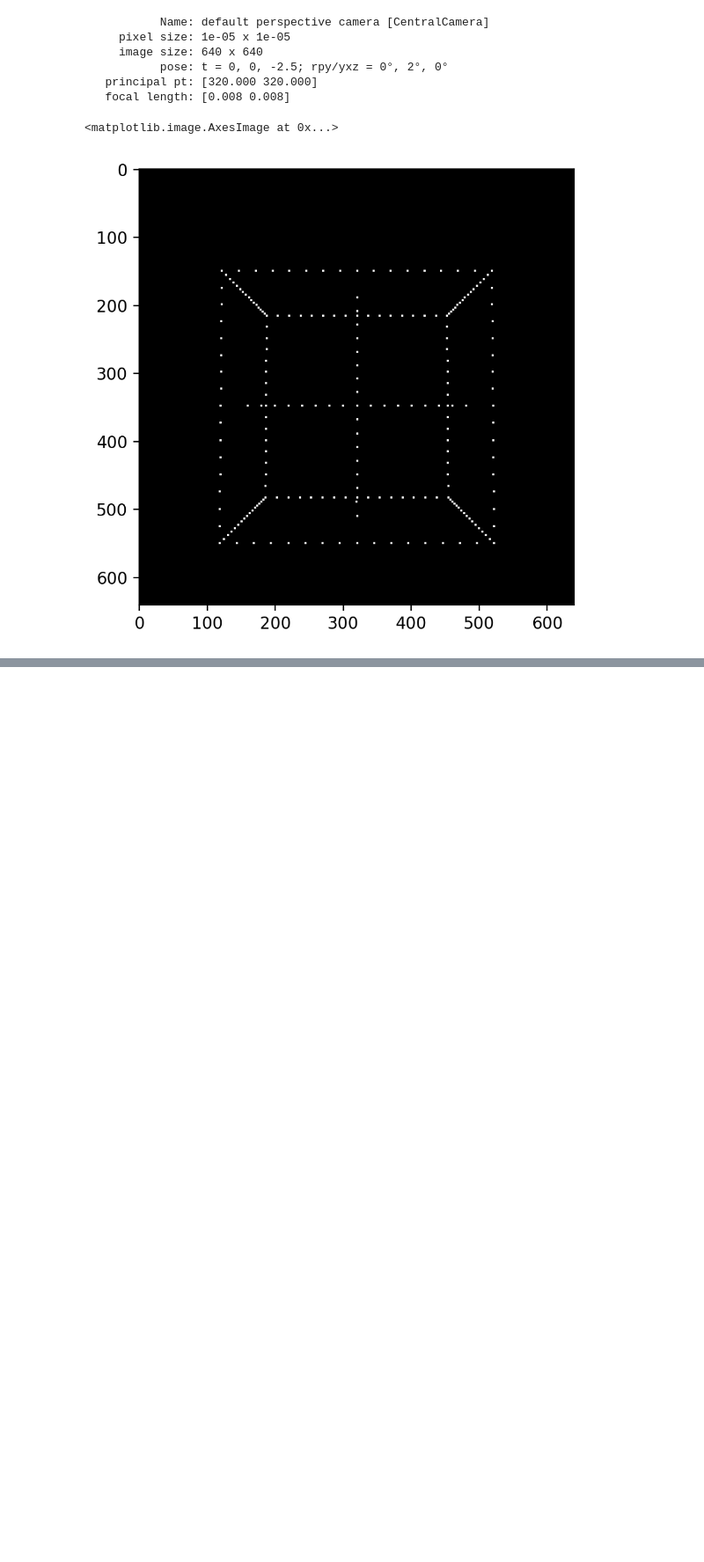
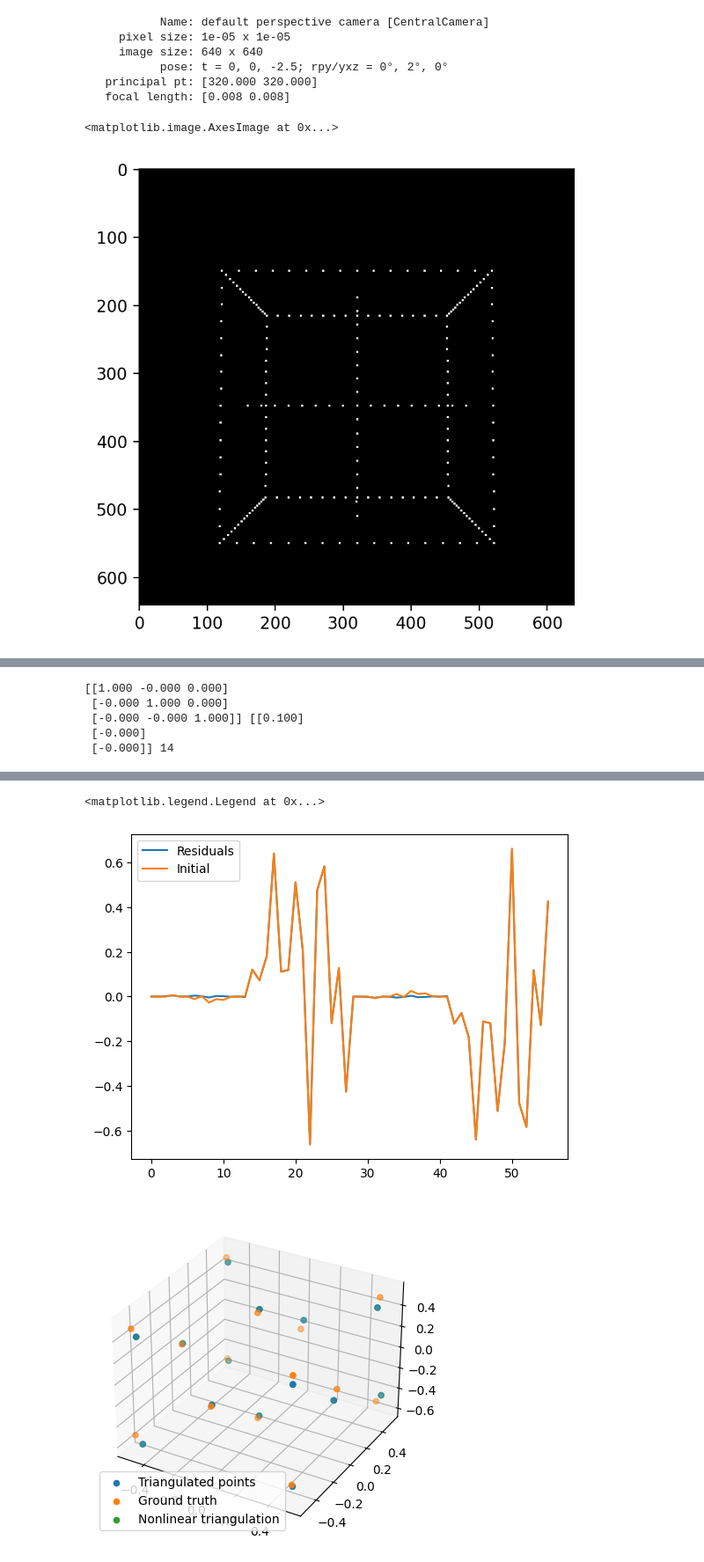
Before and after one commit to simutisernestas/UAVTR, a Jupyter notebook: notebooks/cube_bundle.ipynb, the cells around one changed output, grey strips where cells are left out. Shown at 88% size. Cells and saved outputs as stored; diff of their text form; code cells hidden in the pictures; blank space fills up the shorter version.

```diff
--- a/notebooks/cube_bundle.ipynb
+++ b/notebooks/cube_bundle.ipynb
@@ -141,0 +165,76 @@ cam.pose
+# %%
+points1 = points_2d[:N]
+points2 = points_2d[N:N*2]
+
+K = cams[0].K
+assert (K == cams[1].K).all()
+E, mask = cv2.findEssentialMat(points1, points2, K)
+retval, R, t, mask = cv2.recoverPose(E, points1, points2)
+s = .1
+print(R, s*t, retval)
+P0 = K @ np.concatenate((np.eye(3), np.zeros((3, 1))), axis=1)
+P1 = K @ np.concatenate((R, t*s), axis=1)
+# %% [output]
+[[1.000 -0.000 0.000]
+ [-0.000 1.000 0.000]
+ [-0.000 -0.000 1.000]] [[0.100]
+ [-0.000]
+ [-0.000]] 14
+# %%
+cam0 = cams[0]
+cam1 = cams[1]
+# wrong : )
+# P0 = K @ np.concatenate((cam0.pose.R, cam0.pose.t.reshape((3, 1))), axis=1)
+# P1 = K @ np.concatenate((cam1.pose.R, cam1.pose.t.reshape((3, 1))), axis=1)
+P0 = cams[0].C()
+P1 = cams[1].C()
+P0[:,3:] = P0[:,3:] + np.random.rand(3,1)*.01
+P1[:,3:] = P1[:,3:] + np.random.rand(3,1)*.01
+
+# Rotation.from_euler('xyz', np.random.rand(3,1).T, degrees=True).as_matrix()
+
+# add some noise
+points1 = points1 + np.random.rand(*points1.shape)*2
+points2 = points2 + np.random.rand(*points2.shape)*2
+
+triang = cv2.triangulatePoints(P0, P1, points1.T, points2.T)
+
+x0 = (triang/triang[3, :])
+P = [P0, P1]
+features = [points1.T, points2.T]
+org_shape = x0.shape
+
+# this could include feature point aptimization & and refinement of camera poses??
+def compute_residuals(Qw):
+    Qw = Qw.reshape(org_shape)
+    R = []
+    for i in range(len(P)):
+        inter = P[i] @ Qw
+        inter = (inter/inter[2, :])[:2]
+        R.append(inter - features[i])
+    R = np.array(R)
+    R = R.flatten()
+    return R
+
+
+res = scipy.optimize.least_squares(
+    compute_residuals, x0.ravel(), verbose=2)
+res.x
+t = res.x
+plt.figure()
+plt.plot(res.fun, label='Residuals')
+plt.plot(compute_residuals(x0.ravel()), label='Initial')
+plt.legend()
+t = t.reshape(org_shape)
+t /= t[3, :]
+
+# plot 3d
+fig = plt.figure()
+ax = fig.add_subplot(111, projection='3d')
+ax.scatter(triang[0]/triang[3], triang[1]/triang[3],
+           triang[2]/triang[3], label='Triangulated points')
+ax.scatter(points_3d[:, 0], points_3d[:, 1],
+           points_3d[:, 2], label='Ground truth')
+ax.scatter(t[0]/t[3], t[1]/t[3], t[2]/t[3], label='Nonlinear triangulation')
+ax.legend()
+# %% [output]
@@ -141,0 +255,3 @@ cam.pose
+<matplotlib.legend.Legend at 0x...>
+[figure, added]
+[figure, added]
```
Also changed, not shown: parts of 19 cells of this notebook.
